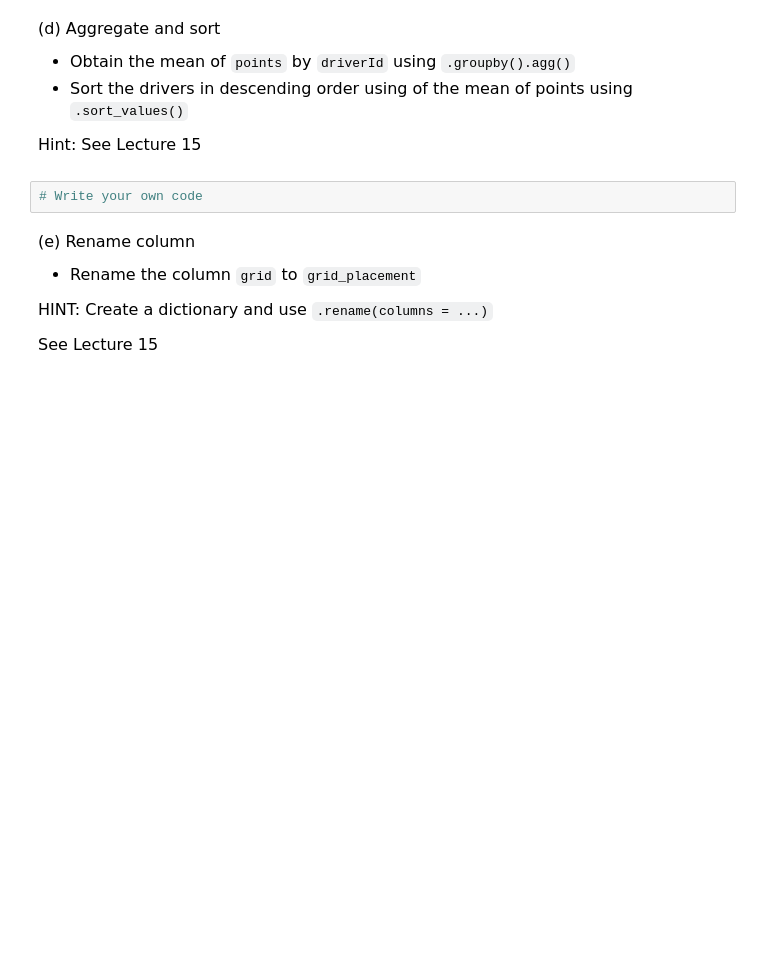
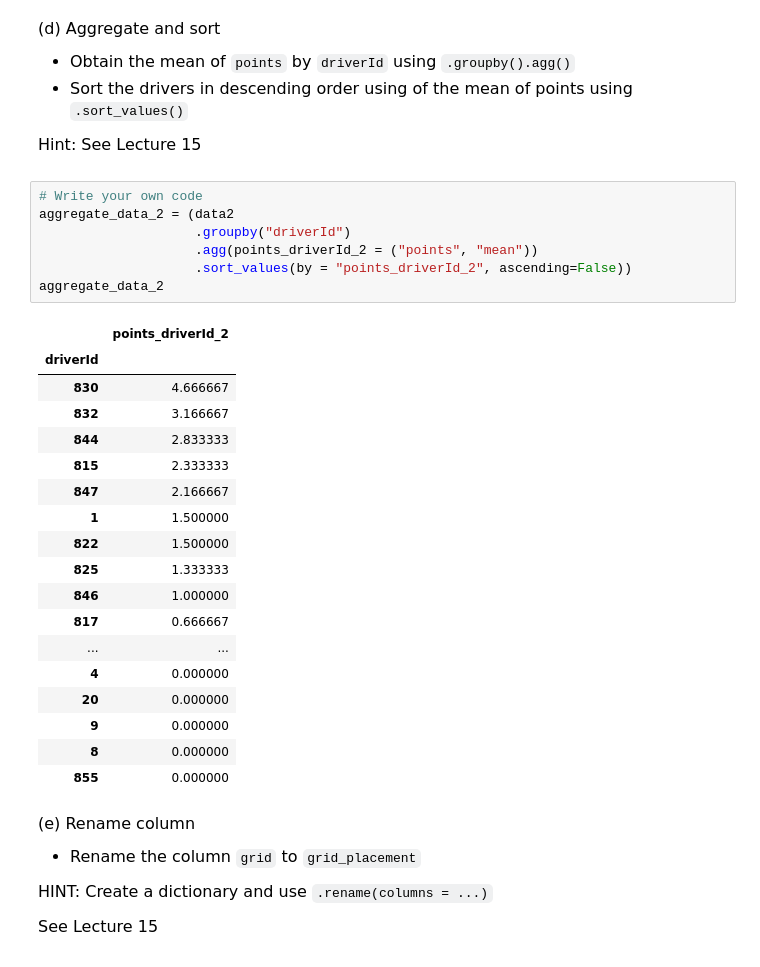
Before and after one commit to sohankb/qtm151-quiz03, a Jupyter notebook: quiz03.ipynb, the cells around one changed output. Saved outputs shown, nothing was run; the diff lists cells and outputs as text; blank space fills up the shorter version.

```diff
--- a/quiz03.ipynb
+++ b/quiz03.ipynb
@@ -81,8 +127,32 @@ Hint: See Lecture 15
 
 
 Hint: See Lecture 15
-# %%
-# Write your own code
+# %%
+# Write your own code
+aggregate_data_2 = (data2
+                    .groupby("driverId")
+                    .agg(points_driverId_2 = ("points", "mean"))
+                    .sort_values(by = "points_driverId_2", ascending=False))
+aggregate_data_2
+# %% [output]
+|  | points_driverId_2 |
+| driverId |  |
+| 830 | 4.666667 |
+| 832 | 3.166667 |
+| 844 | 2.833333 |
+| 815 | 2.333333 |
+| 847 | 2.166667 |
+| 1 | 1.500000 |
+| 822 | 1.500000 |
+| 825 | 1.333333 |
+| 846 | 1.000000 |
+| 817 | 0.666667 |
+| ... | ... |
+| 4 | 0.000000 |
+| 20 | 0.000000 |
+| 9 | 0.000000 |
+| 8 | 0.000000 |
+| 855 | 0.000000 |
 # %% [markdown]
 <font size = "3">
 
```
Also changed, not shown: parts of 11 cells of this notebook, 1 other file.
